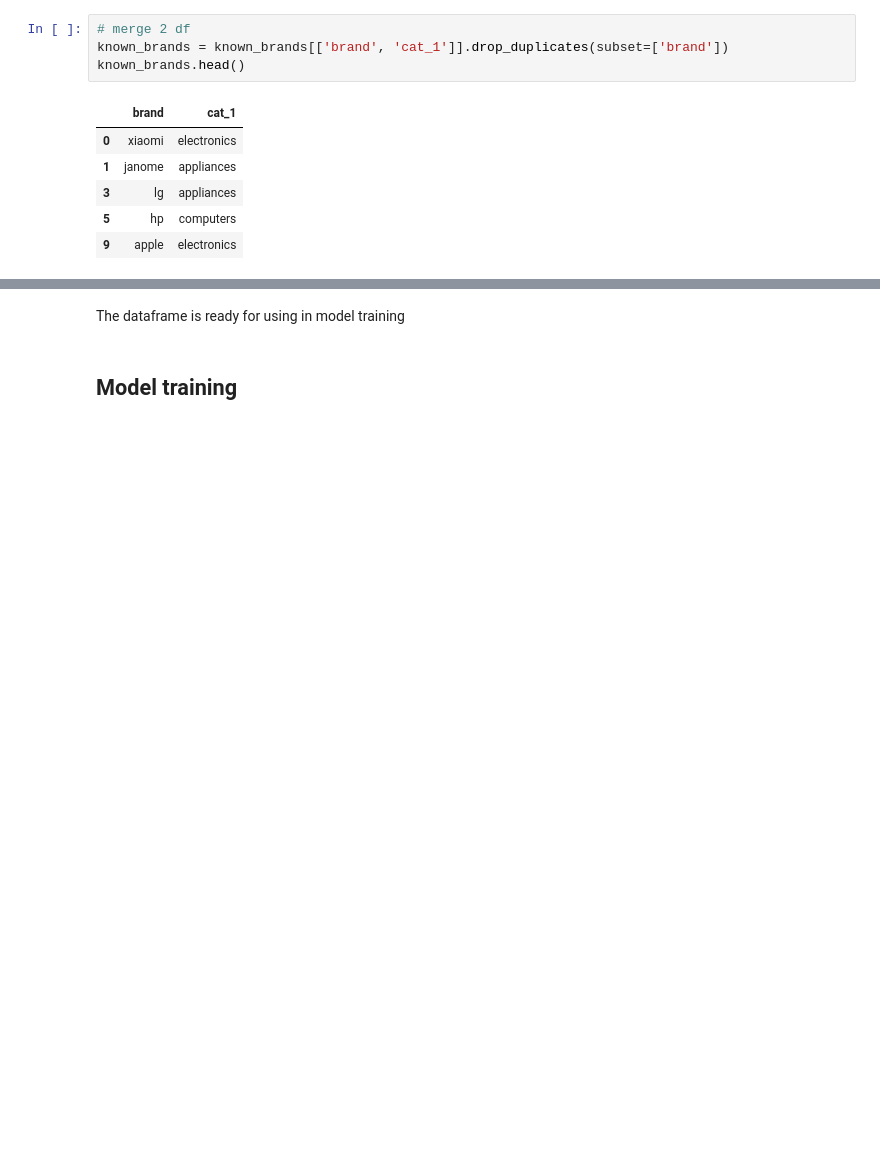
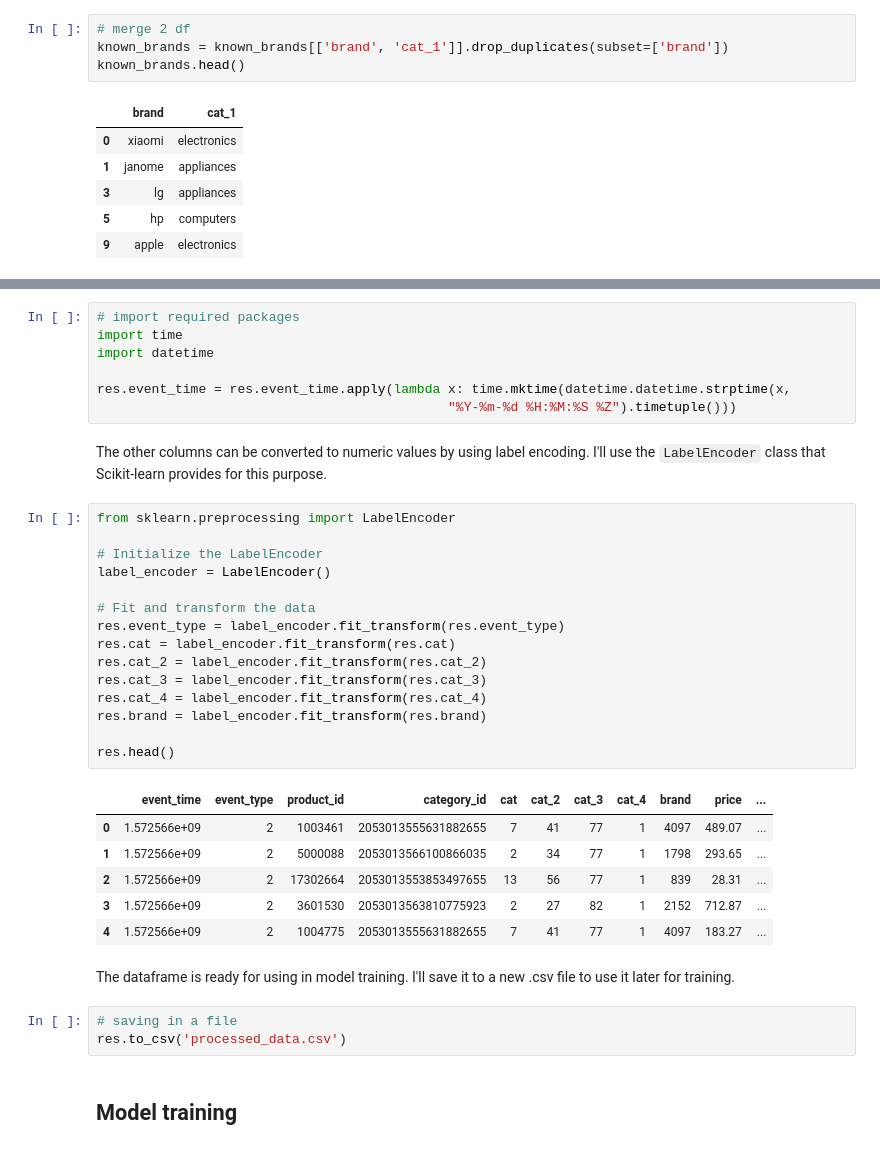
Before and after one commit to Tan--Tan/dlm, a Jupyter notebook: deep_learning.ipynb, the cells around one changed output, grey strips where cells are left out. Drawn from its saved outputs; the diff is of its cells as text; blank space fills up the shorter version.

```diff
--- a/deep_learning.ipynb
+++ b/deep_learning.ipynb
@@ -354,4 +368,38 @@ df.head()
+# %%
+# import required packages
+import time
+import datetime
+
+res.event_time = res.event_time.apply(lambda x: time.mktime(datetime.datetime.strptime(x,
+                                             "%Y-%m-%d %H:%M:%S %Z").timetuple()))
+# %% [markdown]
+The other columns can be converted to numeric values by using label encoding. I'll use the `LabelEncoder` class that Scikit-learn provides for this purpose.
+# %%
+from sklearn.preprocessing import LabelEncoder
+
+# Initialize the LabelEncoder
+label_encoder = LabelEncoder()
+
+# Fit and transform the data
+res.event_type = label_encoder.fit_transform(res.event_type)
+res.cat = label_encoder.fit_transform(res.cat)
+res.cat_2 = label_encoder.fit_transform(res.cat_2)
+res.cat_3 = label_encoder.fit_transform(res.cat_3)
+res.cat_4 = label_encoder.fit_transform(res.cat_4)
+res.brand = label_encoder.fit_transform(res.brand)
+
+res.head()
+# %% [output]
+|  | event_time | event_type | product_id | category_id | cat | cat_2 | cat_3 | cat_4 | brand | price | ... |
+| 0 | 1.572566e+09 | 2 | 1003461 | 2053013555631882655 | 7 | 41 | 77 | 1 | 4097 | 489.07 | ... |
+| 1 | 1.572566e+09 | 2 | 5000088 | 2053013566100866035 | 2 | 34 | 77 | 1 | 1798 | 293.65 | ... |
+| 2 | 1.572566e+09 | 2 | 17302664 | 2053013553853497655 | 13 | 56 | 77 | 1 | 839 | 28.31 | ... |
+| 3 | 1.572566e+09 | 2 | 3601530 | 2053013563810775923 | 2 | 27 | 82 | 1 | 2152 | 712.87 | ... |
+| 4 | 1.572566e+09 | 2 | 1004775 | 2053013555631882655 | 7 | 41 | 77 | 1 | 4097 | 183.27 | ... |
 # %% [markdown]
-The dataframe is ready for using in model training
+The dataframe is ready for using in model training. I'll save it to a new .csv file to use it later for training.
+# %%
+# saving in a file
+res.to_csv('processed_data.csv')
 # %% [markdown]
 ## Model training
```
Also changed, not shown: parts of 16 cells of this notebook.
